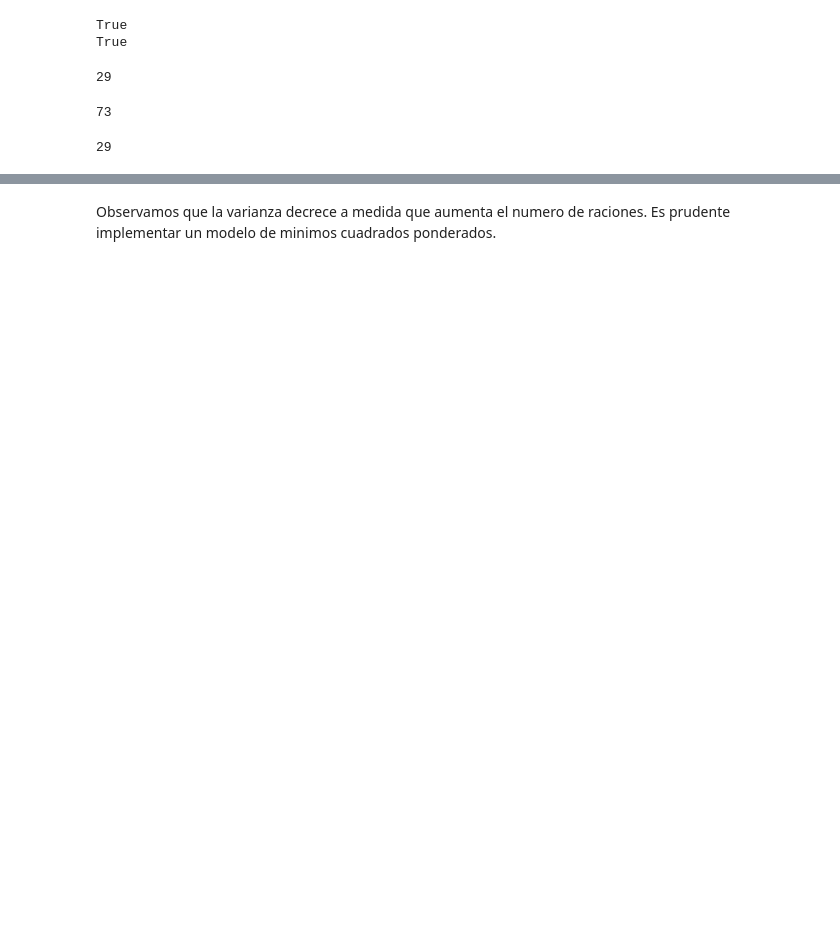
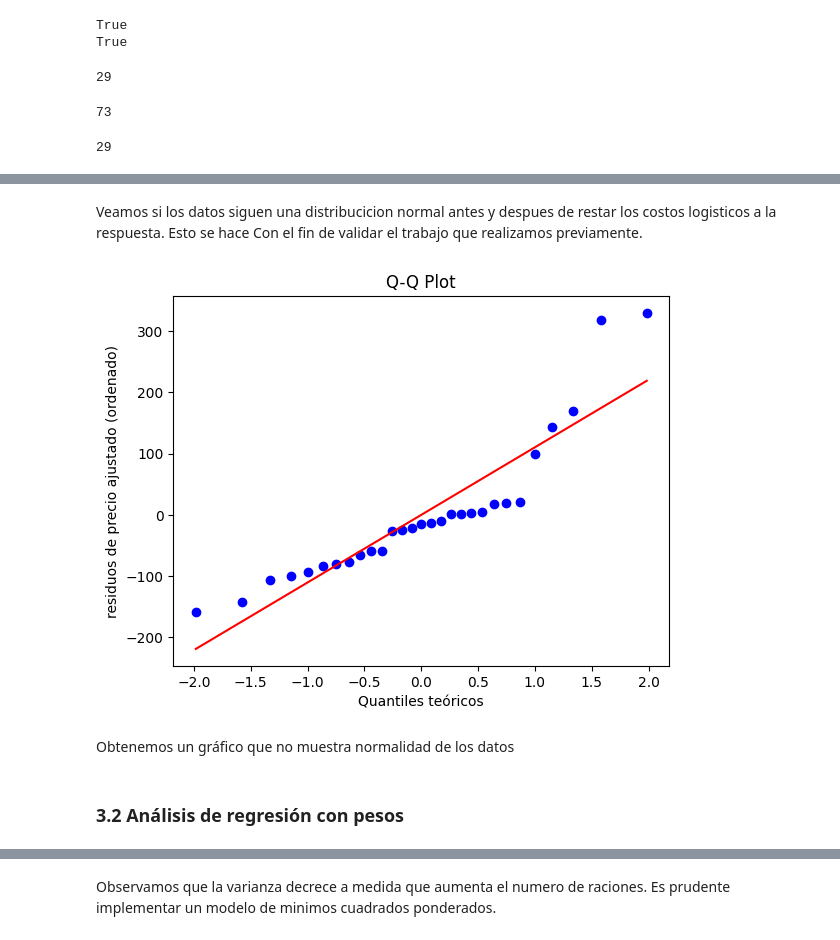
Before and after one commit to rbenatuilv/Junaeb-IMT-Capstone, a Jupyter notebook: costs_analysis_2019.ipynb, the cells around one changed output, grey strips where cells are left out. Drawn from its saved outputs; the diff is of its cells as text; code cells hidden in the pictures; blank space fills up the shorter version.

```diff
--- a/costs_analysis_2019.ipynb
+++ b/costs_analysis_2019.ipynb
@@ -508,3 +506,20 @@ Obtuvimos un valor-p de 10.9% para raciones_sum, lo que indica que no es una var
+# %% [markdown]
+Veamos si los datos siguen una distribucicion normal antes y despues de restar los costos logisticos a la respuesta. Esto se hace
+Con el fin de validar el trabajo que realizamos previamente.
+# %%
+residuals = np.array(modelo.resid).flatten()
+
+probplot(residuals, dist='norm', plot=plt)
+plt.xlabel('Quantiles teóricos')
+plt.ylabel('residuos de precio ajustado (ordenado)')
+plt.title('Q-Q Plot')
+plt.show()
+# %% [output]
+[figure, added]
+# %% [markdown]
+Obtenemos un gráfico que no muestra normalidad de los datos
+# %% [markdown]
+### 3.2 Análisis de regresión con pesos
 # %%
 # Bajo supuesto, los residuos internamente estudentizados cumplen que stud_residuals_i ~ N(0,1)
 
```
Also changed, not shown: parts of 22 cells of this notebook, 2 other files.
